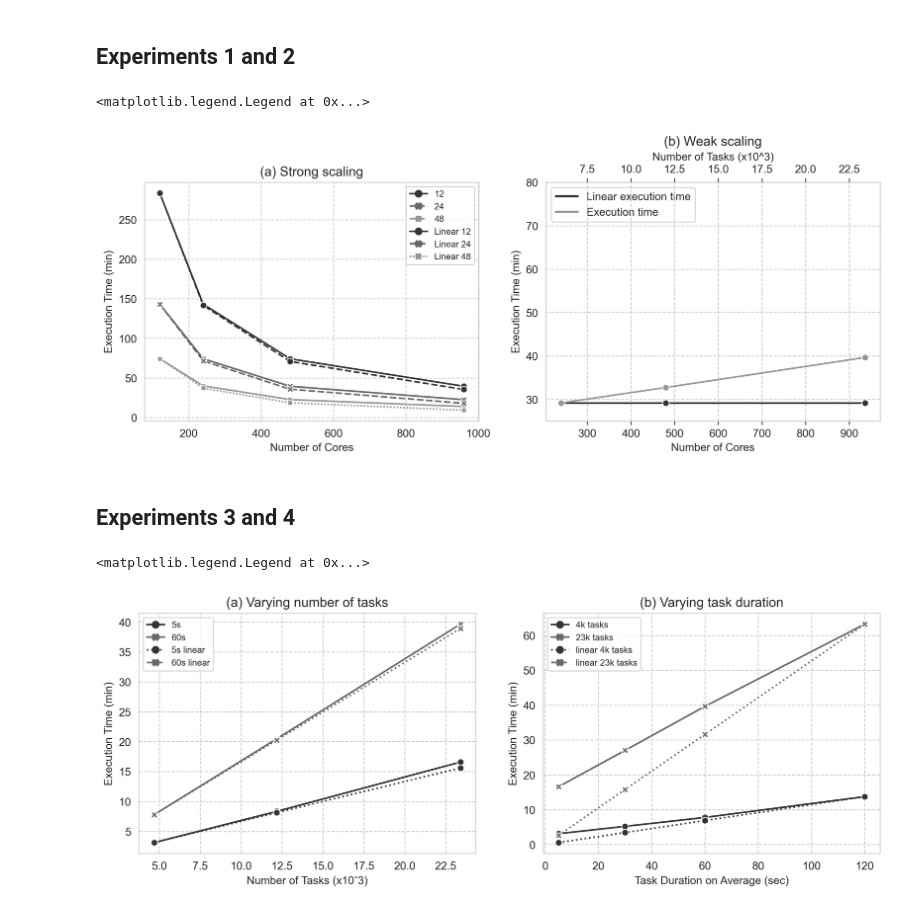
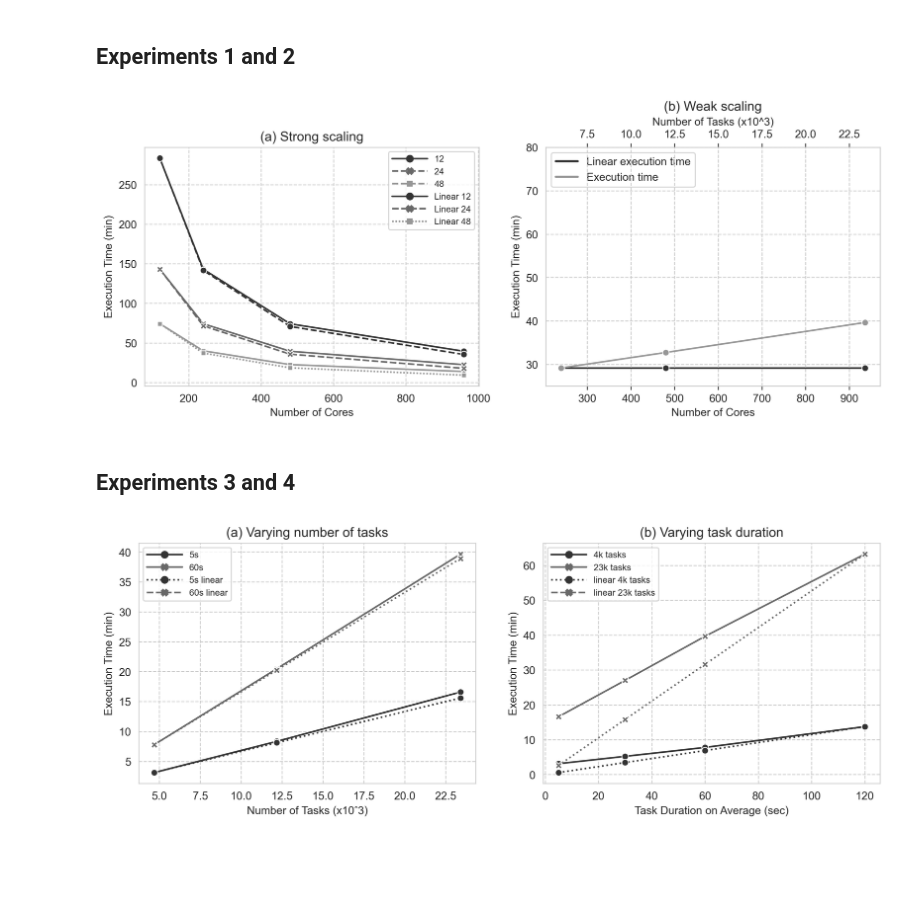
Before and after one commit to hpcdb/d-Chiron, a Jupyter notebook: experiments/experiment_plots.ipynb, the cells around one changed output. Drawn from its saved outputs; the diff is of its cells as text; code cells hidden in the pictures; blank space fills up the shorter version.

Commit message:
Improving the charts - making legends clearer

```diff
--- a/experiments/experiment_plots.ipynb
+++ b/experiments/experiment_plots.ipynb
@@ -174,7 +176,7 @@ axs[index].lines[6].set_linestyle("--")
 
 axs[index].set_xlabel("Number of Cores")
 axs[index].set_ylabel("Execution Time (min)")
-axs[index].legend(fontsize=8)
+axs[index].legend(fontsize=8, handlelength=4)
 
 # Exp2 - Weak scaling
 index += 1
@@ -206,20 +208,18 @@ axs[index].set_ylim(25,ymax)
 twin_axis.set_ylim(25,ymax)
 
 axs[index].legend(custom_lines, ['Linear execution time', 'Execution time'], loc='upper left')
-
+plt.savefig('exps1and2.pdf', format='pdf', dpi=1000, bbox_inches = 'tight')
 # twin_axis.ticklabel_format(axis="x", style="sci", scilimits=(-1,2))
 # %% [output]
-<matplotlib.legend.Legend at 0x...>
-[figure, old version]
+[figure, new version]
 # %% [markdown]
 ## Experiments 3 and 4
 # %%
 fig, axs = plt.subplots(nrows=1, ncols=2, figsize=(12,4), dpi=300)
 
-palette = sns.color_palette("Greys_r", 5)[:2]
-
 # Exp3 - Varying number of tasks
 index = 0
+palette = sns.color_palette("Greys_r", 5)[:2]
 
 axs[index].set_title("(a) Varying number of tasks")
 
@@ -230,34 +230,34 @@ sns.lineplot(data=exp3_df, x='tasks', y='time', hue='task_duration',
 temp_ax = sns.lineplot(data=exp3_df, x='tasks', y='linear_time', hue='linear_task_duration',
              style="linear_task_duration", dashes=True, markers=True,
              palette=palette, ax=axs[index])
 
 axs[index].lines[4].set_linestyle("dotted")
 axs[index].lines[5].set_linestyle("dotted")
 axs[index].lines[6].set_linestyle("dotted")
 
 axs[index].set_xlabel("Number of Tasks (x10ˆ3)")
 axs[index].set_ylabel("Execution Time (min)")
-axs[index].legend(fontsize=8)
+axs[index].legend(fontsize=8, handlelength=4)
 
 # Exp2 - Weak scaling
 index += 1
 axs[index].set_title("(b) Varying task duration")
 
 sns.lineplot(data=exp4_df, x='task_duration', y='time', hue='tasks',
              style="tasks", markers=True, dashes=False,
              palette=palette, ax=axs[index])
 
 temp_ax = sns.lineplot(data=exp4_df, x='task_duration', y='linear_time', hue='linear_tasks',
              style="linear_tasks", dashes=True, markers=True,
              palette=palette, ax=axs[index])
 
 axs[index].lines[4].set_linestyle("dotted")
 axs[index].lines[5].set_linestyle("dotted")
 axs[index].lines[6].set_linestyle("dotted")
 
 axs[index].set_xlabel("Task Duration on Average (sec)")
 axs[index].set_ylabel("Execution Time (min)")
-axs[index].legend(fontsize=8)
+axs[index].legend(fontsize=8, handlelength=4)
+plt.savefig('exps3and4.pdf', format='pdf', dpi=1000, bbox_inches = 'tight')
 # %% [output]
-<matplotlib.legend.Legend at 0x...>
-[figure, old version]
+[figure, new version]
```
Also changed, not shown: parts of 10 cells of this notebook, 1 other file.
